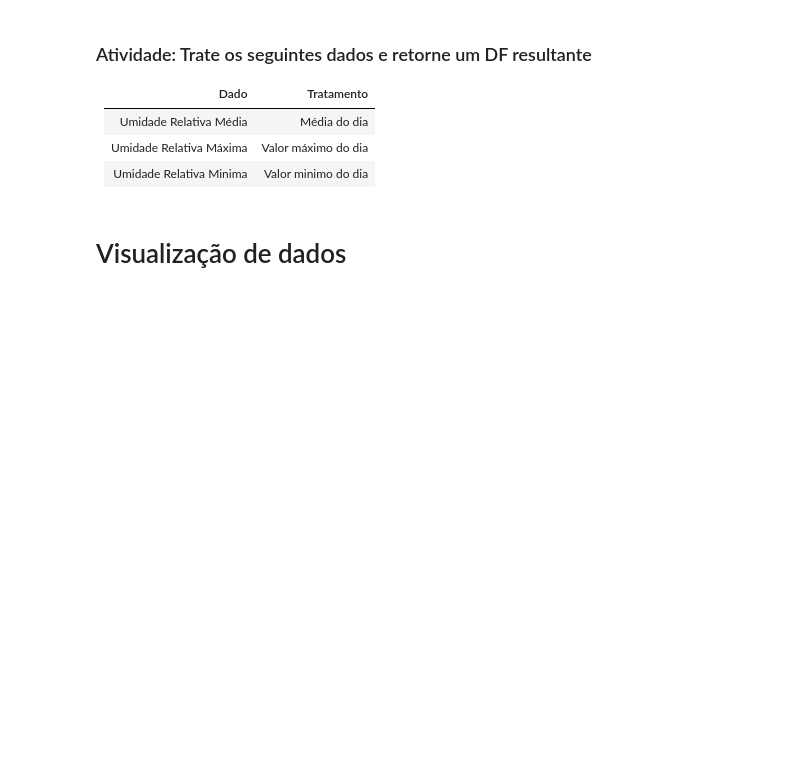
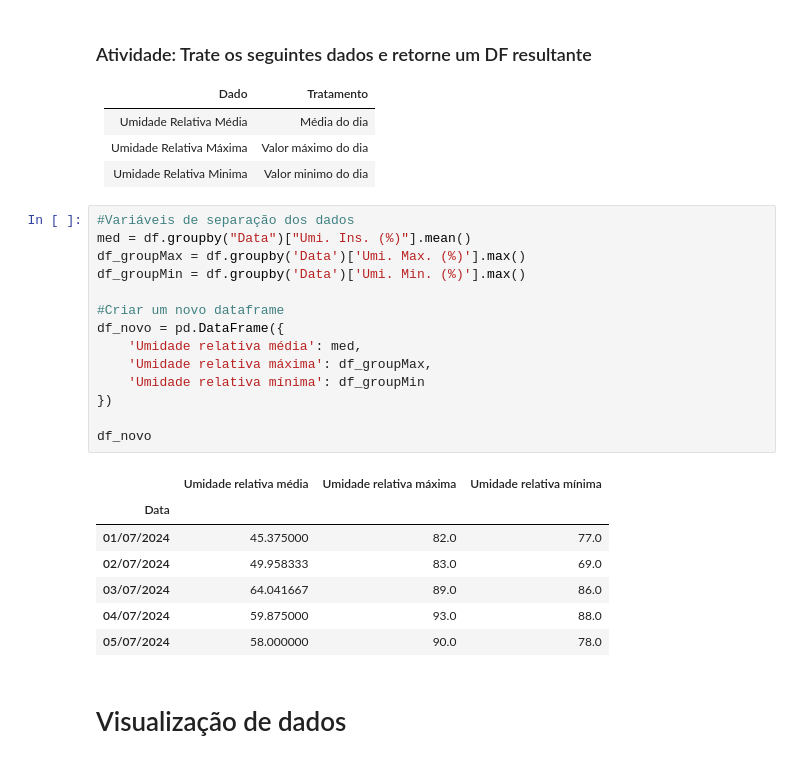
Before and after one commit to pedromujica1/bootcamp_data-science, a Jupyter notebook: IntroducaoPandas.ipynb, the cells around one changed output. Drawn from its saved outputs; the diff is of its cells as text; blank space fills up the shorter version.

```diff
--- a/IntroducaoPandas.ipynb
+++ b/IntroducaoPandas.ipynb
@@ -498,6 +500,28 @@ df.head()
 | Umidade Relativa Média | Média do dia |
 |Umidade Relativa Máxima |Valor máximo do dia|
 | Umidade Relativa Minima | Valor minimo do dia|
+# %%
+#Variáveis de separação dos dados
+med = df.groupby("Data")["Umi. Ins. (%)"].mean()
+df_groupMax = df.groupby('Data')['Umi. Max. (%)'].max()
+df_groupMin = df.groupby('Data')['Umi. Min. (%)'].max()
+
+#Criar um novo dataframe
+df_novo = pd.DataFrame({
+    'Umidade relativa média': med,
+    'Umidade relativa máxima': df_groupMax,
+    'Umidade relativa mínima': df_groupMin
+})
+
+df_novo
+# %% [output]
+|  | Umidade relativa média | Umidade relativa máxima | Umidade relativa mínima |
+| Data |  |  |  |
+| 01/07/2024 | 45.375000 | 82.0 | 77.0 |
+| 02/07/2024 | 49.958333 | 83.0 | 69.0 |
+| 03/07/2024 | 64.041667 | 89.0 | 86.0 |
+| 04/07/2024 | 59.875000 | 93.0 | 88.0 |
+| 05/07/2024 | 58.000000 | 90.0 | 78.0 |
 # %% [markdown]
 # Visualização de dados
 # %% [markdown]
```
Also changed, not shown: parts of 2 cells of this notebook.
